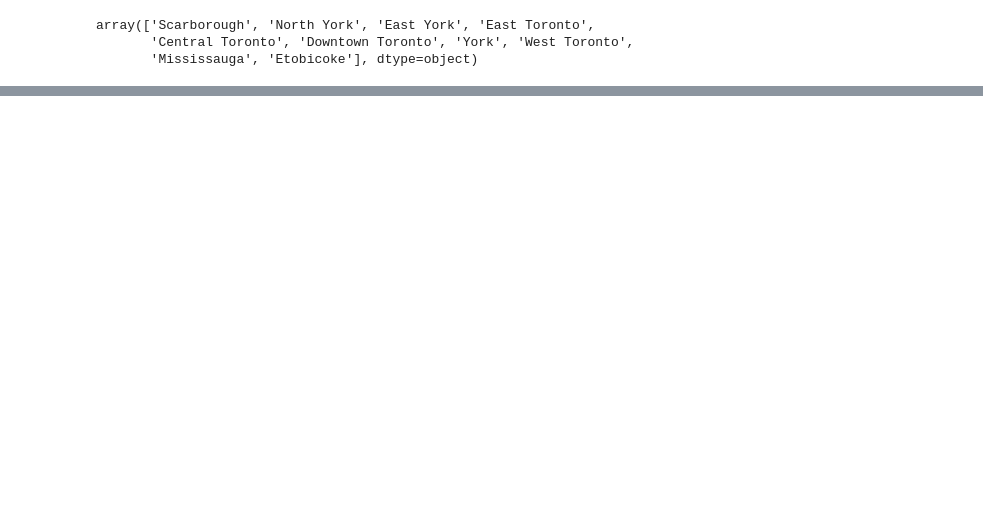
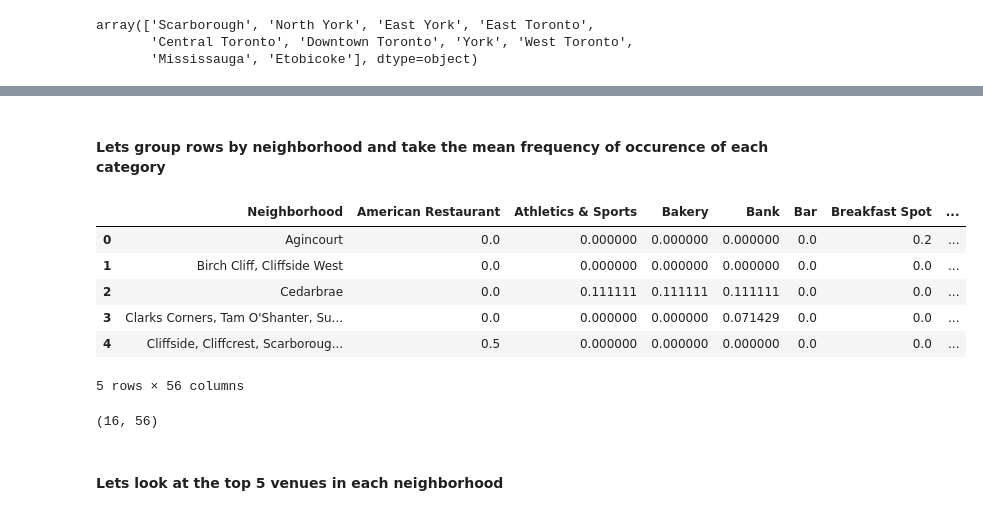
Before and after one commit to Jo-Sundaram/Coursera_Capstone, a Jupyter notebook: Coursera Capstone - Segmenting and Clustering.ipynb, the cells around one changed output, grey strips where cells are left out. Saved outputs shown, nothing was run; the diff lists cells and outputs as text; code cells hidden in the pictures; blank space fills up the shorter version.

```diff
--- a/Coursera Capstone - Segmenting and Clustering.ipynb
+++ b/Coursera Capstone - Segmenting and Clustering.ipynb
@@ -257,0 +392,19 @@ As you can see, the data is formed into clusters by Borough
+# %% [markdown]
+#### Lets group rows by neighborhood and take the mean frequency of occurence of each category
+# %%
+scar_grouped = scar_onehot.groupby('Neighborhood').mean().reset_index()
+scar_grouped.head()
+# %% [output]
+|  | Neighborhood | American Restaurant | Athletics & Sports | Bakery | Bank | Bar | Breakfast Spot | ... |
+| 0 | Agincourt | 0.0 | 0.000000 | 0.000000 | 0.000000 | 0.0 | 0.2 | ... |
+| 1 | Birch Cliff, Cliffside West | 0.0 | 0.000000 | 0.000000 | 0.000000 | 0.0 | 0.0 | ... |
+| 2 | Cedarbrae | 0.0 | 0.111111 | 0.111111 | 0.111111 | 0.0 | 0.0 | ... |
+| 3 | Clarks Corners, Tam O'Shanter, Su... | 0.0 | 0.000000 | 0.000000 | 0.071429 | 0.0 | 0.0 | ... |
+| 4 | Cliffside, Cliffcrest, Scarboroug... | 0.5 | 0.000000 | 0.000000 | 0.000000 | 0.0 | 0.0 | ... |
+5 rows × 56 columns
+# %%
+scar_grouped.shape
+# %% [output]
+(16, 56)
+# %% [markdown]
+#### Lets look at the top 5 venues in each neighborhood
```
Also changed, not shown: parts of 84 cells of this notebook.
